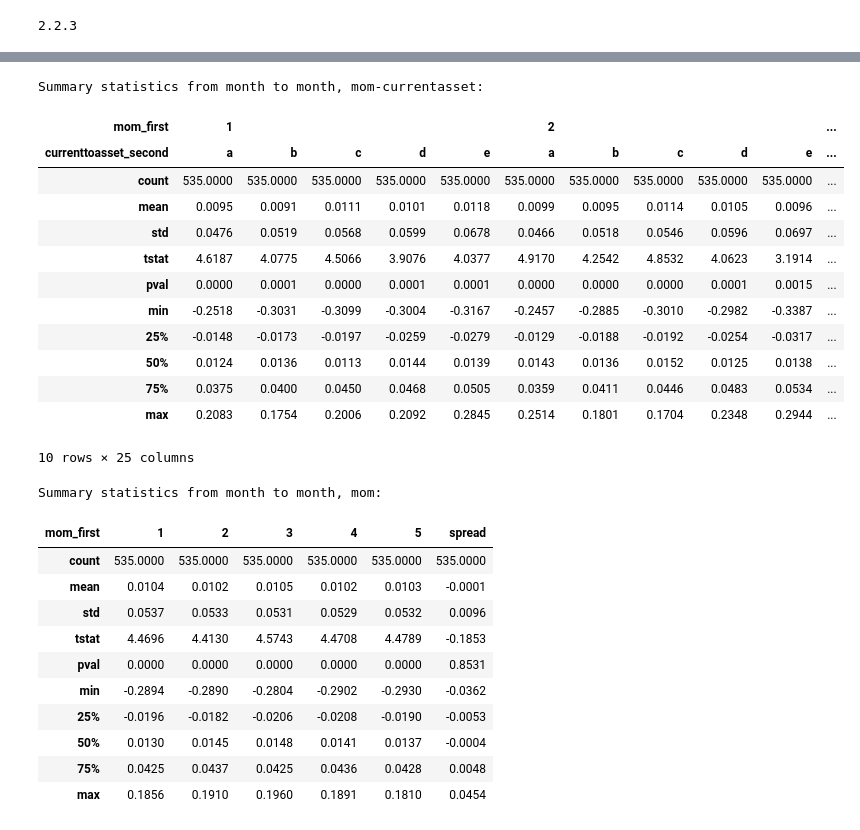
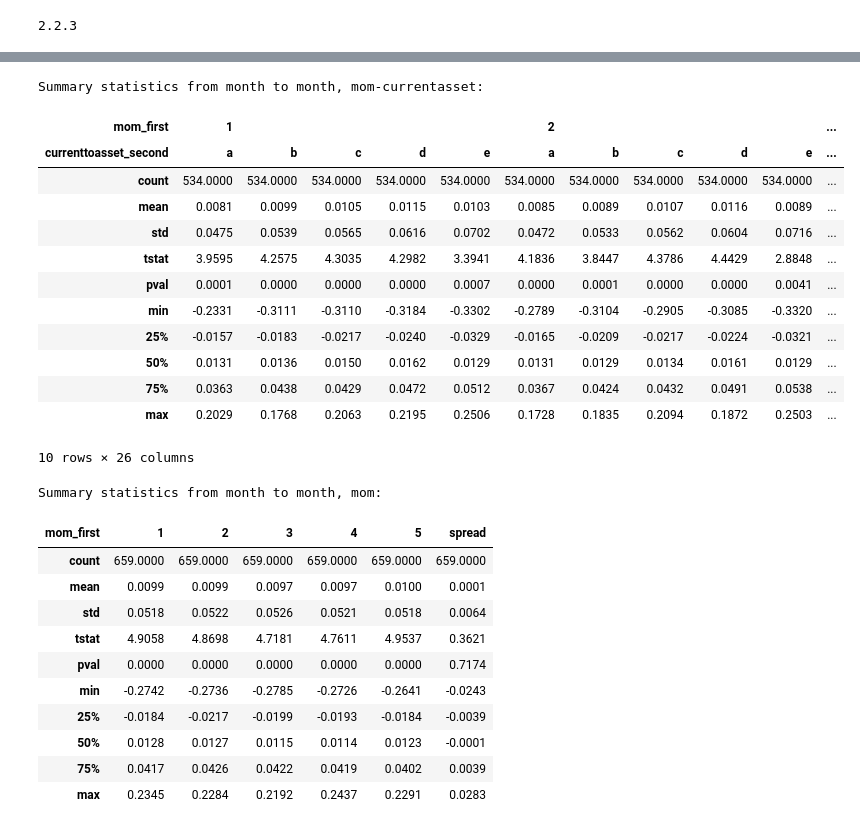
Before and after one commit to acrid2075/BotQ2025, a Jupyter notebook: momentum_improved.ipynb, the cells around one changed output, grey strips where cells are left out. Saved outputs shown, nothing was run; the diff lists cells and outputs as text; code cells hidden in the pictures.

```diff
--- a/momentum_improved.ipynb
+++ b/momentum_improved.ipynb
@@ -16,7 +16,7 @@ SAVE_PATH = os.getenv("SAVE_PATH")
 # %%
 df = pd.read_feather(SAVE_PATH)
 
-df = df[(df.date >= pd.to_datetime('1980-01-01'))]
+df = df[(df.date >= pd.to_datetime('1970-01-01'))]
 
 # df = df.loc[~df['cash'].isna()]
 # df = df.loc[~df['current'].isna()]
@@ -54,17 +54,17 @@ df.describe()
 # %%
 df['logret'] = np.log(1 + df['ret'])
-df['mom'] = df.groupby('permno')['logret'].rolling(11,11).sum().reset_index(drop=True)
-df['mom'] = df.groupby('permno')['mom'].shift(2)
+df['mom'] = df.groupby('permno')['logret'].rolling(11).sum().reset_index(drop=True).shift()
 df['me'] = df['shr'] * df['prc']
 # %%
 df['prclag'] = df.groupby('permno')['prc'].shift()
 df['melag'] = df.groupby('permno')['me'].shift()
+df['momlag'] = df.groupby('permno')['mom'].shift()
 # df['cashtoasset'] = df["cash"] / df["assets"]
-df['currenttoasset'] = df["current"] / df["assets"]
+df['currenttoassetlag'] = (df["current"] / df["assets"]).shift()
 df.drop(columns=["cash", "current", "assets"])
 # df = df.loc[df.date >= pd.to_datetime("1990-01-01")]
 
-df = df.query("mom == mom and prclag >= 5").reset_index(drop=True)
+df = df.query("momlag == momlag and prclag >= 5 and melag >= 100").reset_index(drop=True)
 # %%
 df.describe()
 # %% [output]
@@ -82,9 +82,10 @@ df.describe()
 # df.loc[(df['tic']=='AAPL')&(~df['cash'].isna().index)]
 # %%
 # df = df.loc[~df['cashtoasset'].isna()]
-df = df.loc[~df['currenttoasset'].isna()]
-df["mom_first"] = df.groupby('date')['mom'].transform(pd.qcut,5,labels=[str(k) for k in range(1, 6)]).shift()
+# df = df.loc[~df['currenttoassetlag'].isna()]
+df["mom_first"] = df.groupby('date')['momlag'].transform(pd.qcut,5,labels=[str(k) for k in range(1, 6)])
 # df["cashtoasset_first"] = df.groupby('date')['cashtoasset'].transform(pd.qcut,5,labels=["a", "b", "c", "d", "e"]),shift()
 # df["currenttoasset_first"] = df.groupby('date')['currenttoasset'].transform(pd.qcut,5,labels=["a", "b", "c", "d", "e"]).shift()
 # df["cashtoasset_second"] = df.groupby(['date', 'mom_first'])['cashtoasset'].transform(pd.qcut,5,labels=["a", "b", "c", "d", "e"]).shift()
-df["currenttoasset_second"] = df.groupby(['date', 'mom_first'])['currenttoasset'].transform(pd.qcut,5,labels=["a", "b", "c", "d", "e"]).shift()
+dfca = df.loc[~df['currenttoassetlag'].isna()]
+dfca["currenttoasset_second"] = dfca.groupby(['date', 'mom_first'])['currenttoassetlag'].transform(pd.qcut,5,labels=["a", "b", "c", "d", "e"])
@@ -91,24 +98,25 @@ df["currenttoasset_second"] = df.groupby(['date', 'mom_first'])['currenttoasset'
 # %%
 #Equal weighted, cash to asset ratio
-port = df.groupby(['date','mom_first','currenttoasset_second'])['ret'].mean()
+port = dfca.groupby(['date','mom_first','currenttoasset_second'])['ret'].mean()
 port = port.unstack(level=['mom_first','currenttoasset_second'])
 print('Summary statistics from month to month, mom-currentasset:')
+port['spread'] = port[('5', 'e')] - port[('1', 'a')]
 summary(port).round(4)
 # %% [output]
 Summary statistics from month to month, mom-currentasset:
 | mom_first | 1 |  |  |  |  | 2 |  |  |  |  | ... |
 | currenttoasset_second | a | b | c | d | e | a | b | c | d | e | ... |
-| count | 535.0000 | 535.0000 | 535.0000 | 535.0000 | 535.0000 | 535.0000 | 535.0000 | 535.0000 | 535.0000 | 535.0000 | ... |
-| mean | 0.0095 | 0.0091 | 0.0111 | 0.0101 | 0.0118 | 0.0099 | 0.0095 | 0.0114 | 0.0105 | 0.0096 | ... |
-| std | 0.0476 | 0.0519 | 0.0568 | 0.0599 | 0.0678 | 0.0466 | 0.0518 | 0.0546 | 0.0596 | 0.0697 | ... |
-| tstat | 4.6187 | 4.0775 | 4.5066 | 3.9076 | 4.0377 | 4.9170 | 4.2542 | 4.8532 | 4.0623 | 3.1914 | ... |
-| pval | 0.0000 | 0.0001 | 0.0000 | 0.0001 | 0.0001 | 0.0000 | 0.0000 | 0.0000 | 0.0001 | 0.0015 | ... |
-| min | -0.2518 | -0.3031 | -0.3099 | -0.3004 | -0.3167 | -0.2457 | -0.2885 | -0.3010 | -0.2982 | -0.3387 | ... |
-| 25% | -0.0148 | -0.0173 | -0.0197 | -0.0259 | -0.0279 | -0.0129 | -0.0188 | -0.0192 | -0.0254 | -0.0317 | ... |
-| 50% | 0.0124 | 0.0136 | 0.0113 | 0.0144 | 0.0139 | 0.0143 | 0.0136 | 0.0152 | 0.0125 | 0.0138 | ... |
-| 75% | 0.0375 | 0.0400 | 0.0450 | 0.0468 | 0.0505 | 0.0359 | 0.0411 | 0.0446 | 0.0483 | 0.0534 | ... |
-| max | 0.2083 | 0.1754 | 0.2006 | 0.2092 | 0.2845 | 0.2514 | 0.1801 | 0.1704 | 0.2348 | 0.2944 | ... |
+| count | 534.0000 | 534.0000 | 534.0000 | 534.0000 | 534.0000 | 534.0000 | 534.0000 | 534.0000 | 534.0000 | 534.0000 | ... |
+| mean | 0.0081 | 0.0099 | 0.0105 | 0.0115 | 0.0103 | 0.0085 | 0.0089 | 0.0107 | 0.0116 | 0.0089 | ... |
+| std | 0.0475 | 0.0539 | 0.0565 | 0.0616 | 0.0702 | 0.0472 | 0.0533 | 0.0562 | 0.0604 | 0.0716 | ... |
+| tstat | 3.9595 | 4.2575 | 4.3035 | 4.2982 | 3.3941 | 4.1836 | 3.8447 | 4.3786 | 4.4429 | 2.8848 | ... |
+| pval | 0.0001 | 0.0000 | 0.0000 | 0.0000 | 0.0007 | 0.0000 | 0.0001 | 0.0000 | 0.0000 | 0.0041 | ... |
+| min | -0.2331 | -0.3111 | -0.3110 | -0.3184 | -0.3302 | -0.2789 | -0.3104 | -0.2905 | -0.3085 | -0.3320 | ... |
+| 25% | -0.0157 | -0.0183 | -0.0217 | -0.0240 | -0.0329 | -0.0165 | -0.0209 | -0.0217 | -0.0224 | -0.0321 | ... |
+| 50% | 0.0131 | 0.0136 | 0.0150 | 0.0162 | 0.0129 | 0.0131 | 0.0129 | 0.0134 | 0.0161 | 0.0129 | ... |
+| 75% | 0.0363 | 0.0438 | 0.0429 | 0.0472 | 0.0512 | 0.0367 | 0.0424 | 0.0432 | 0.0491 | 0.0538 | ... |
+| max | 0.2029 | 0.1768 | 0.2063 | 0.2195 | 0.2506 | 0.1728 | 0.1835 | 0.2094 | 0.1872 | 0.2503 | ... |
-10 rows × 25 columns
+10 rows × 26 columns
 # %%
 # Equal weighted, cash to asset ratio
 port = df.groupby(['date','mom_first'])['ret'].mean()
@@ -119,15 +127,15 @@ summary(port).round(4)
 # %% [output]
 Summary statistics from month to month, mom:
 | mom_first | 1 | 2 | 3 | 4 | 5 | spread |
-| count | 535.0000 | 535.0000 | 535.0000 | 535.0000 | 535.0000 | 535.0000 |
-| mean | 0.0104 | 0.0102 | 0.0105 | 0.0102 | 0.0103 | -0.0001 |
-| std | 0.0537 | 0.0533 | 0.0531 | 0.0529 | 0.0532 | 0.0096 |
-| tstat | 4.4696 | 4.4130 | 4.5743 | 4.4708 | 4.4789 | -0.1853 |
-| pval | 0.0000 | 0.0000 | 0.0000 | 0.0000 | 0.0000 | 0.8531 |
-| min | -0.2894 | -0.2890 | -0.2804 | -0.2902 | -0.2930 | -0.0362 |
-| 25% | -0.0196 | -0.0182 | -0.0206 | -0.0208 | -0.0190 | -0.0053 |
-| 50% | 0.0130 | 0.0145 | 0.0148 | 0.0141 | 0.0137 | -0.0004 |
-| 75% | 0.0425 | 0.0437 | 0.0425 | 0.0436 | 0.0428 | 0.0048 |
-| max | 0.1856 | 0.1910 | 0.1960 | 0.1891 | 0.1810 | 0.0454 |
+| count | 659.0000 | 659.0000 | 659.0000 | 659.0000 | 659.0000 | 659.0000 |
+| mean | 0.0099 | 0.0099 | 0.0097 | 0.0097 | 0.0100 | 0.0001 |
+| std | 0.0518 | 0.0522 | 0.0526 | 0.0521 | 0.0518 | 0.0064 |
+| tstat | 4.9058 | 4.8698 | 4.7181 | 4.7611 | 4.9537 | 0.3621 |
+| pval | 0.0000 | 0.0000 | 0.0000 | 0.0000 | 0.0000 | 0.7174 |
+| min | -0.2742 | -0.2736 | -0.2785 | -0.2726 | -0.2641 | -0.0243 |
+| 25% | -0.0184 | -0.0217 | -0.0199 | -0.0193 | -0.0184 | -0.0039 |
+| 50% | 0.0128 | 0.0127 | 0.0115 | 0.0114 | 0.0123 | -0.0001 |
+| 75% | 0.0417 | 0.0426 | 0.0422 | 0.0419 | 0.0402 | 0.0039 |
+| max | 0.2345 | 0.2284 | 0.2192 | 0.2437 | 0.2291 | 0.0283 |
 # %%
 # Value weighted:
```
Also changed, not shown: parts of 4 cells of this notebook.
